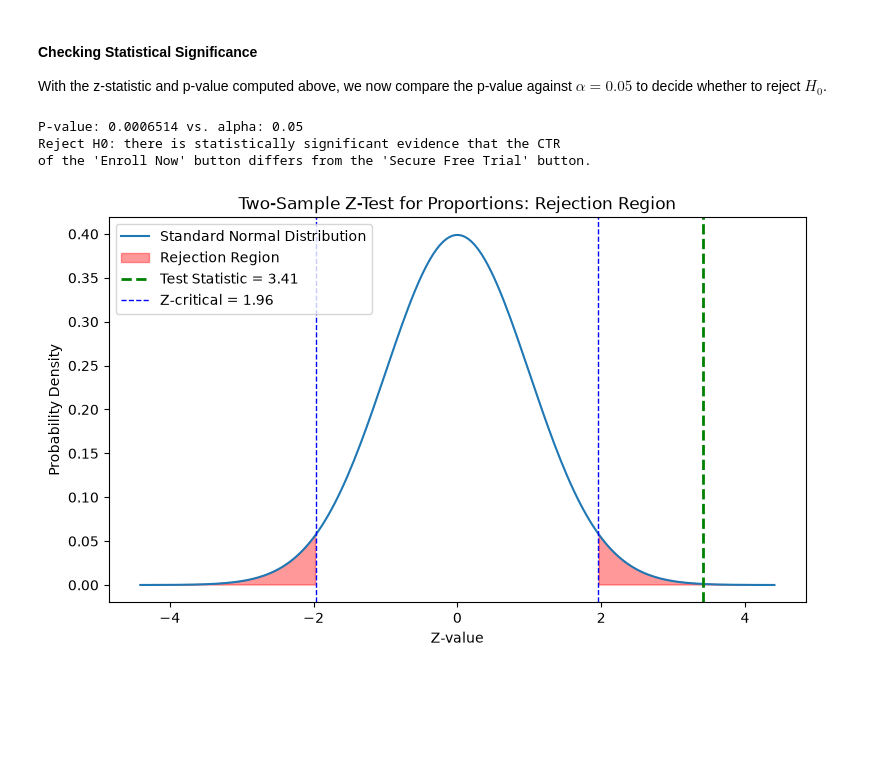
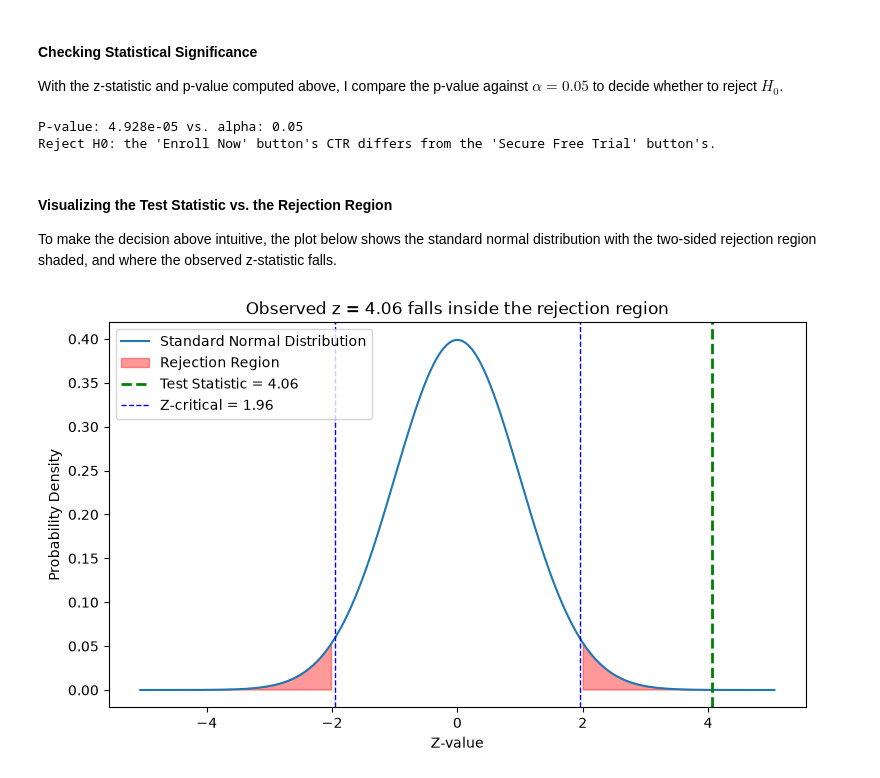
Before and after one commit to Ampofowaa/landing-page-ab-test, a Jupyter notebook: ab_test_case_study.ipynb, the cells around one changed output. Cells and saved outputs as stored; diff of their text form; code cells hidden in the pictures; blank space fills up the shorter version.

```diff
--- a/ab_test_case_study.ipynb
+++ b/ab_test_case_study.ipynb
@@ -133,9 +143,12 @@ Total required sample size:     4,798
 # Traffic assumption, agreed with the analytics team
 daily_visitors_per_group = 200
 
-test_duration_days = ceil(required_n / daily_visitors_per_group)
+min_duration_days = ceil(required_n / daily_visitors_per_group)
+# Round up to whole weeks so day-of-week effects are balanced
+test_duration_days = ceil(min_duration_days / 7) * 7
 
 print(f"Assumed traffic per group: {daily_visitors_per_group}/day")
-print(f"Estimated test duration:   {test_duration_days} days (~{ceil(test_duration_days / 7)} weeks)")
+print(f"Minimum duration:          {min_duration_days} days")
+print(f"Planned duration:          {test_duration_days} days ({test_duration_days // 7} full weeks)")
 # %% [output]
 Assumed traffic per group: 200/day
@@ -326,30 +347,27 @@ We compute the pooled proportion (assuming $H_0$ is true), its standard error, t
 # %%
-# Observed counts
-X_con = int(df_ab_test.loc[df_ab_test['group'] == 'con', 'click'].sum())
-X_exp = int(df_ab_test.loc[df_ab_test['group'] == 'exp', 'click'].sum())
-N_con = int((df_ab_test['group'] == 'con').sum())
-N_exp = int((df_ab_test['group'] == 'exp').sum())
+# Observed counts, from the summary table above
+x_con, x_exp = summary.loc[['con', 'exp'], 'total_clicks'].tolist()
+n_con, n_exp = summary.loc[['con', 'exp'], 'user_count'].tolist()
 
 # Sample proportions
-p_con_hat = X_con / N_con
-p_exp_hat = X_exp / N_exp
+p_con_hat = x_con / n_con
+p_exp_hat = x_exp / n_exp
 
 # Pooled proportion (under H0: p_con = p_exp)
-p_pooled_hat = (X_con + X_exp) / (N_con + N_exp)
+p_pooled_hat = (x_con + x_exp) / (n_con + n_exp)
 
-# Pooled standard error
-pooled_variance = p_pooled_hat * (1 - p_pooled_hat) * (1 / N_con + 1 / N_exp)
-SE = np.sqrt(pooled_variance)
+# Pooled standard error, used for the test statistic because it assumes H0 is true
+se_pooled = np.sqrt(p_pooled_hat * (1 - p_pooled_hat) * (1 / n_con + 1 / n_exp))
 
 # Test statistic and two-sided p-value
-z_stat = (p_exp_hat - p_con_hat) / SE
-z_crit = norm.ppf(1 - alpha / 2)
-p_value = 2 * norm.sf(abs(z_stat))
+z_stat = (p_exp_hat - p_con_hat) / se_pooled
+z_crit = float(norm.ppf(1 - alpha / 2))
+p_value = float(2 * norm.sf(abs(z_stat)))
 
 print(f"Control CTR:        {p_con_hat:.4f}")
 print(f"Experimental CTR:   {p_exp_hat:.4f}")
 print(f"Pooled CTR:         {p_pooled_hat:.4f}")
-print(f"Standard error:     {SE:.5f}")
+print(f"Standard error:     {se_pooled:.5f}")
 print(f"Z-statistic:        {z_stat:.3f}")
 print(f"Z-critical (95%):   {z_crit:.3f}")
 print(f"P-value:            {p_value:.4g}")
@@ -380,55 +392,37 @@ To make the decision above intuitive, we plot the standard normal distribution w
 # %% [markdown]
 #### Checking Statistical Significance
 
-With the z-statistic and p-value computed above, we now compare the p-value against $\alpha = 0.05$ to decide whether to reject $H_0$.
+With the z-statistic and p-value computed above, I compare the p-value against $\alpha = 0.05$ to decide whether to reject $H_0$.
 # %%
-def is_statistically_significant(p_value, alpha):
-    """
-    Assess statistical significance of an A/B test result based on the p-value and alpha.
+is_significant = p_value <= alpha
 
-    Arguments:
-    - p_value (float): The p-value from the statistical test
-    - alpha (float): The significance level threshold
-
-    Returns:
-    - bool: True if the result is statistically significant
-    """
-    significant = p_value <= alpha
-    print(f"P-value: {p_value:.4g} vs. alpha: {alpha}")
-    if significant:
-        print(
-            "Reject H0: there is statistically significant evidence that the CTR\n"
-            "of the 'Enroll Now' button differs from the 'Secure Free Trial' button."
-        )
-    else:
-        print(
-            "Fail to reject H0: not enough statistically significant evidence\n"
-            "that the two versions' CTRs differ."
-        )
-    return significant
-
-
-is_significant = is_statistically_significant(p_value, alpha)
+print(f"P-value: {p_value:.4g} vs. alpha: {alpha}")
+print("Reject H0: the 'Enroll Now' button's CTR differs from the 'Secure Free Trial' button's."
+      if is_significant else
+      "Fail to reject H0: not enough evidence that the two buttons' CTRs differ.")
 # %% [output]
-P-value: 0.0006514 vs. alpha: 0.05
-Reject H0: there is statistically significant evidence that the CTR
-of the 'Enroll Now' button differs from the 'Secure Free Trial' button.
+P-value: 4.928e-05 vs. alpha: 0.05
+Reject H0: the 'Enroll Now' button's CTR differs from the 'Secure Free Trial' button's.
+# %% [markdown]
+#### Visualizing the Test Statistic vs. the Rejection Region
+
+To make the decision above intuitive, the plot below shows the standard normal distribution with the two-sided rejection region shaded, and where the observed z-statistic falls.
 # %%
 x_max = max(4, abs(z_stat) + 1)
 x = np.linspace(-x_max, x_max, 200)
 y = norm.pdf(x)
 
 plt.figure(figsize=(9, 5))
 plt.plot(x, y, label='Standard Normal Distribution')
 plt.fill_between(x, y, where=(x > z_crit) | (x < -z_crit), color='red', alpha=0.4, label='Rejection Region')
 plt.axvline(z_stat, color='green', linestyle='dashed', linewidth=2, label=f'Test Statistic = {z_stat:.2f}')
 plt.axvline(z_crit, color='blue', linestyle='dashed', linewidth=1, label=f'Z-critical = {z_crit:.2f}')
 plt.axvline(-z_crit, color='blue', linestyle='dashed', linewidth=1)
 plt.xlabel('Z-value')
 plt.ylabel('Probability Density')
-plt.title('Two-Sample Z-Test for Proportions: Rejection Region')
+plt.title(f"Observed z = {z_stat:.2f} falls {'inside' if abs(z_stat) > z_crit else 'outside'} the rejection region")
 plt.legend()
 plt.show()
 # %% [output]
-[figure, old version]
+[figure, new version]
 # %% [markdown]
```
Also changed, not shown: parts of 34 cells of this notebook.
